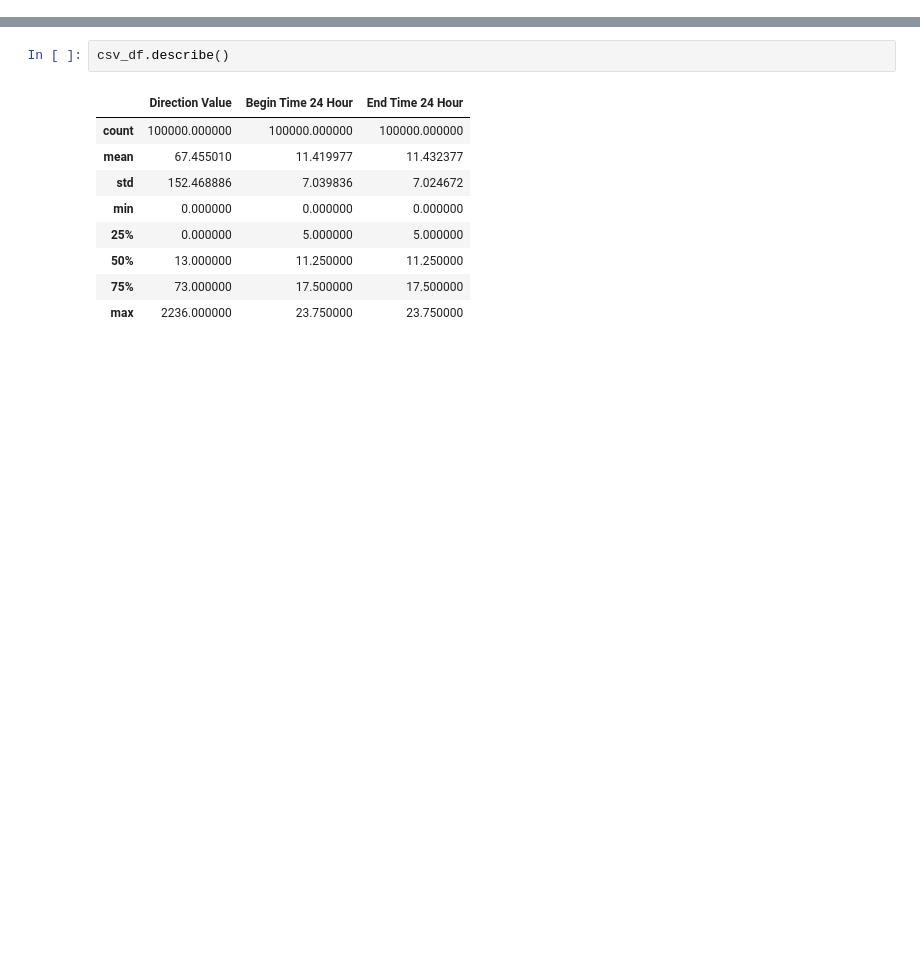
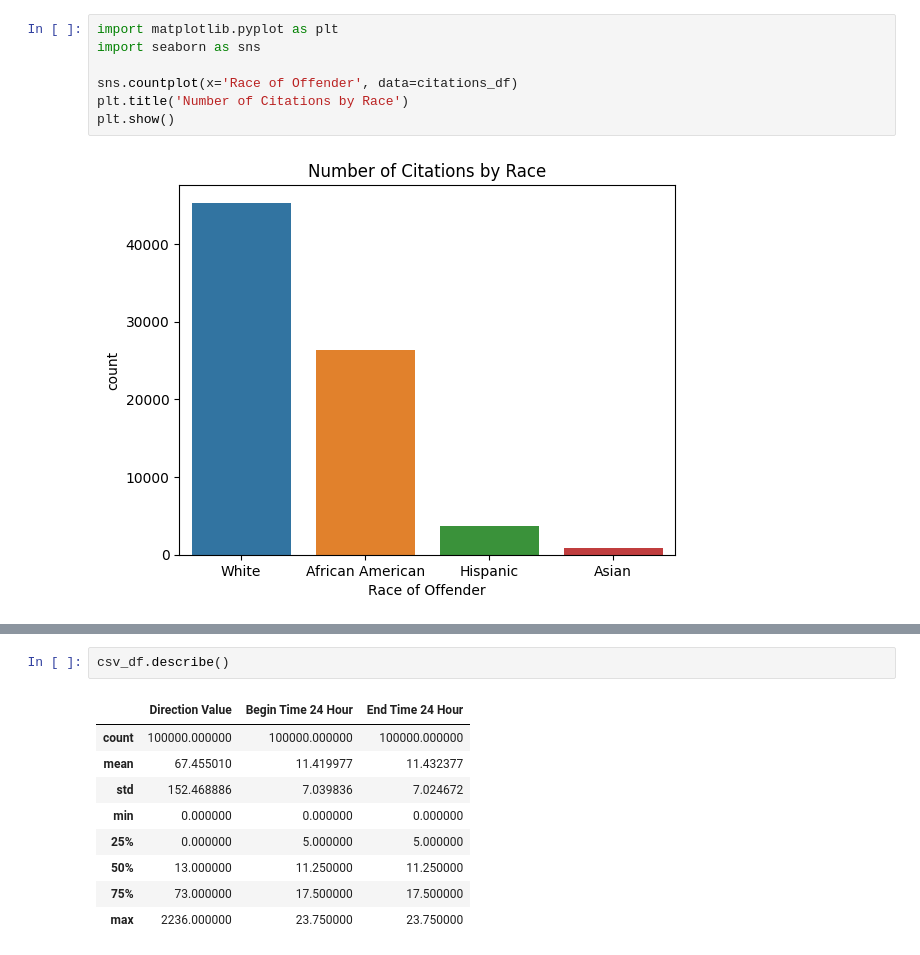
Before and after one commit to trey-causey/OpenData, a Jupyter notebook: Explore/DataExplore.ipynb, the cells around one changed output, grey strips where cells are left out. Cells and saved outputs as stored; diff of their text form; blank space fills up the shorter version.

```diff
--- a/Explore/DataExplore.ipynb
+++ b/Explore/DataExplore.ipynb
@@ -8,3 +30,12 @@ csv_df = pd.read_csv('E:\_Datasets\Hamilton_County_E911_Active_Calls\Hamilton_Co
+# %%
+import matplotlib.pyplot as plt
+import seaborn as sns
+
+sns.countplot(x='Race of Offender', data=citations_df)
+plt.title('Number of Citations by Race')
+plt.show()
+# %% [output]
+[figure, added]
 # %%
 csv_df.describe()
 # %% [output]
```
Also changed, not shown: parts of 7 cells of this notebook, 6 other files.
